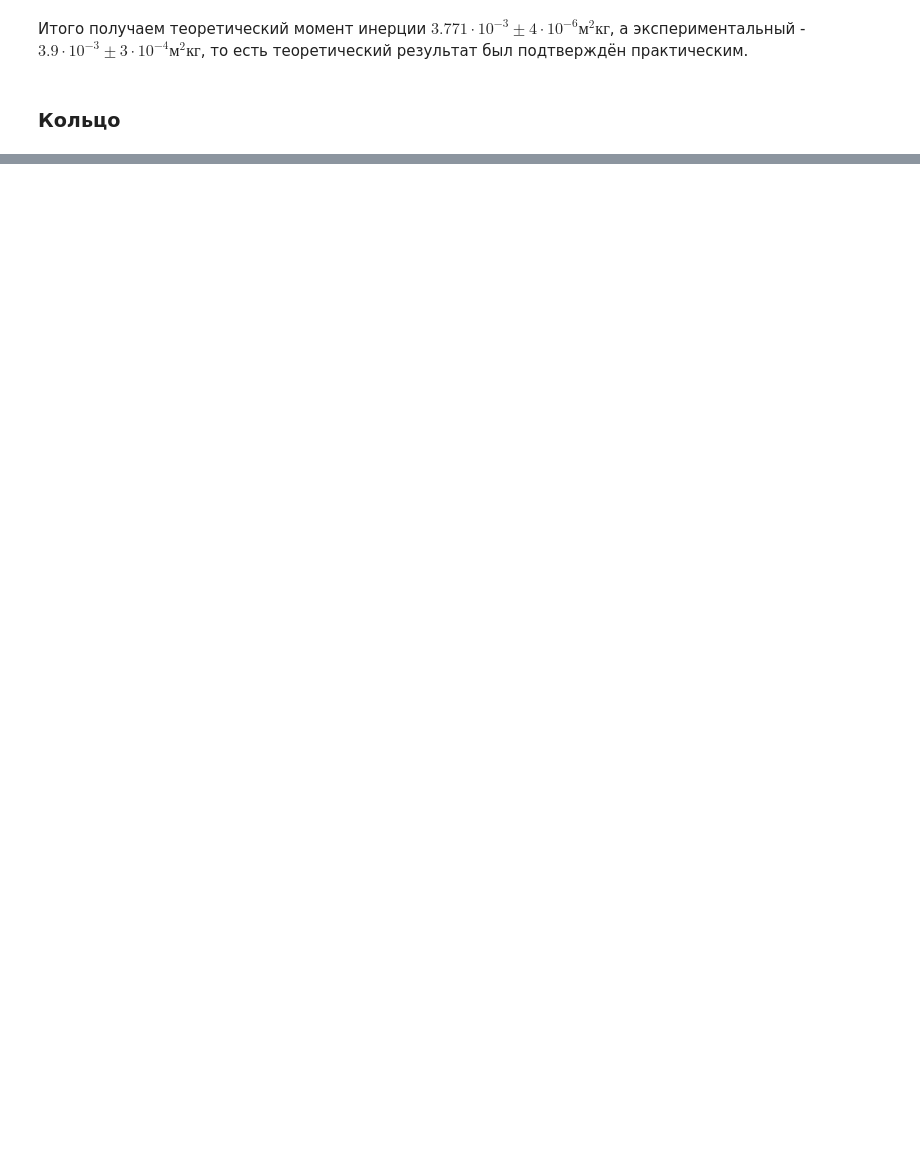
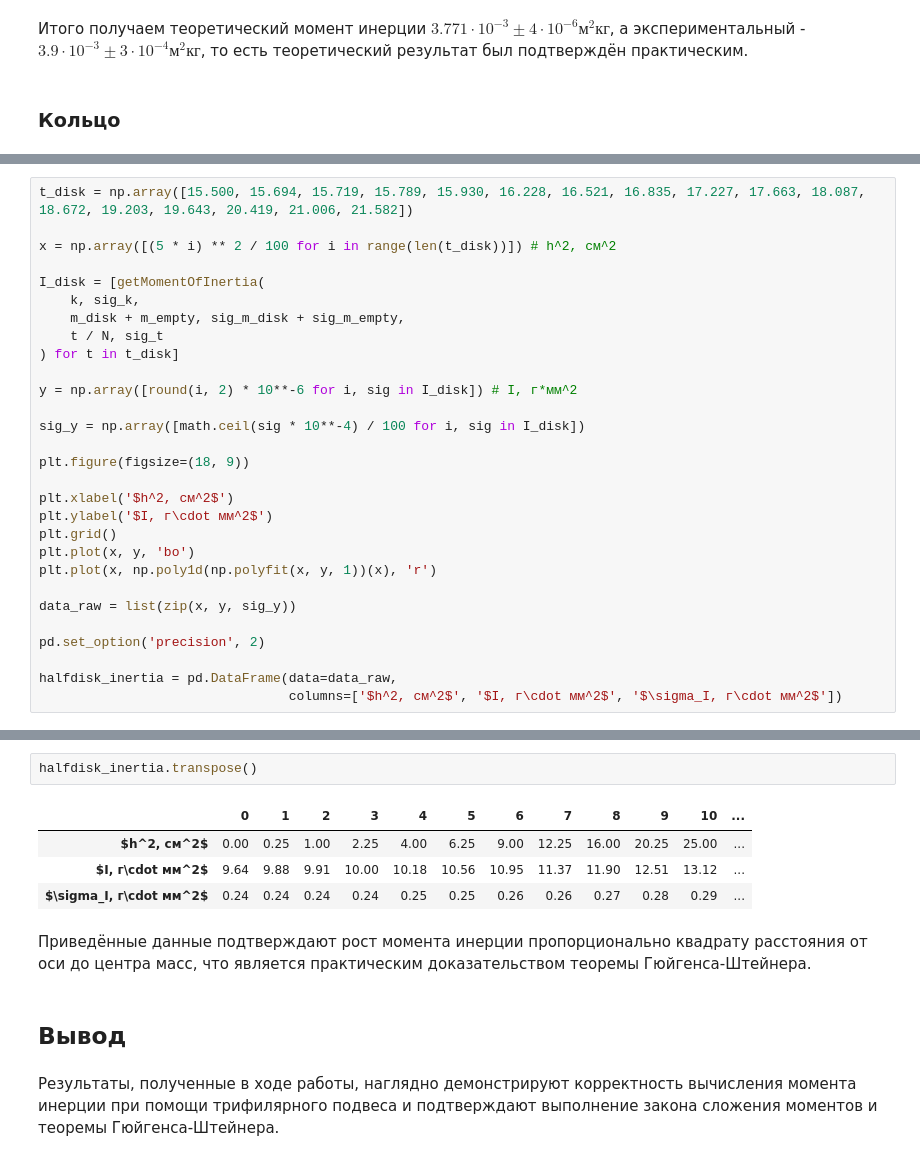
Before and after one commit to MrKaStep/mipt-phys-2018, a Jupyter notebook: moment-of-inertia/lab-inertia.ipynb, the cells around one changed output, grey strips where cells are left out. Cells and saved outputs as stored; diff of their text form; blank space fills up the shorter version.

```diff
--- a/moment-of-inertia/lab-inertia.ipynb
+++ b/moment-of-inertia/lab-inertia.ipynb
@@ -223,0 +403,29 @@ $D = 166\pm 1$ мм
+# %%
+t_disk = np.array([15.500, 15.694, 15.719, 15.789, 15.930, 16.228, 16.521, 16.835, 17.227, 17.663, 18.087, 18.672, 19.203, 19.643, 20.419, 21.006, 21.582])
+
+x = np.array([(5 * i) ** 2 / 100 for i in range(len(t_disk))]) # h^2, см^2
+
+I_disk = [getMomentOfInertia(
+    k, sig_k,
+    m_disk + m_empty, sig_m_disk + sig_m_empty,
+    t / N, sig_t
+) for t in t_disk]
+
+y = np.array([round(i, 2) * 10**-6 for i, sig in I_disk]) # I, г*мм^2
+
+sig_y = np.array([math.ceil(sig * 10**-4) / 100 for i, sig in I_disk])
+
+plt.figure(figsize=(18, 9))
+
+plt.xlabel('$h^2, см^2$')
+plt.ylabel('$I, г\cdot мм^2$')
+plt.grid()
+plt.plot(x, y, 'bo')
+plt.plot(x, np.poly1d(np.polyfit(x, y, 1))(x), 'r')
+
+data_raw = list(zip(x, y, sig_y))
+
+pd.set_option('precision', 2)
+
+halfdisk_inertia = pd.DataFrame(data=data_raw,
+                                columns=['$h^2, см^2$', '$I, г\cdot мм^2$', '$\sigma_I, г\cdot мм^2$'])
@@ -223,0 +434,13 @@ $D = 166\pm 1$ мм
+# %%
+halfdisk_inertia.transpose()
+# %% [output]
+|  | 0 | 1 | 2 | 3 | 4 | 5 | 6 | 7 | 8 | 9 | 10 | ... |
+| $h^2, см^2$ | 0.00 | 0.25 | 1.00 | 2.25 | 4.00 | 6.25 | 9.00 | 12.25 | 16.00 | 20.25 | 25.00 | ... |
+| $I, г\cdot мм^2$ | 9.64 | 9.88 | 9.91 | 10.00 | 10.18 | 10.56 | 10.95 | 11.37 | 11.90 | 12.51 | 13.12 | ... |
+| $\sigma_I, г\cdot мм^2$ | 0.24 | 0.24 | 0.24 | 0.24 | 0.25 | 0.25 | 0.26 | 0.26 | 0.27 | 0.28 | 0.29 | ... |
+# %% [markdown]
+Приведённые данные подтверждают рост момента инерции пропорционально квадрату расстояния от оси до центра масс, что является практическим доказательством теоремы Гюйгенса-Штейнера.
+# %% [markdown]
+## Вывод
+# %% [markdown]
+Результаты, полученные в ходе работы, наглядно демонстрируют корректность вычисления момента инерции при помощи трифилярного подвеса и подтверждают выполнение закона сложения моментов и теоремы Гюйгенса-Штейнера.
```
Also changed, not shown: parts of 27 cells of this notebook.
